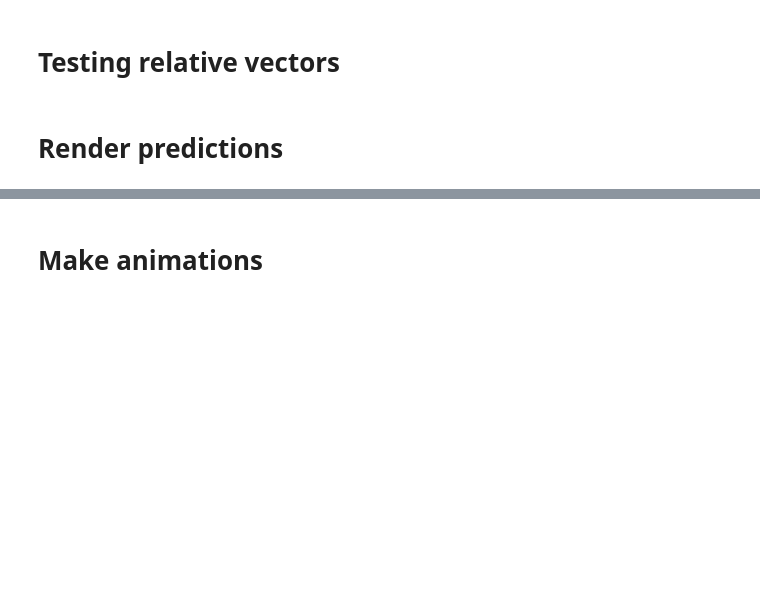
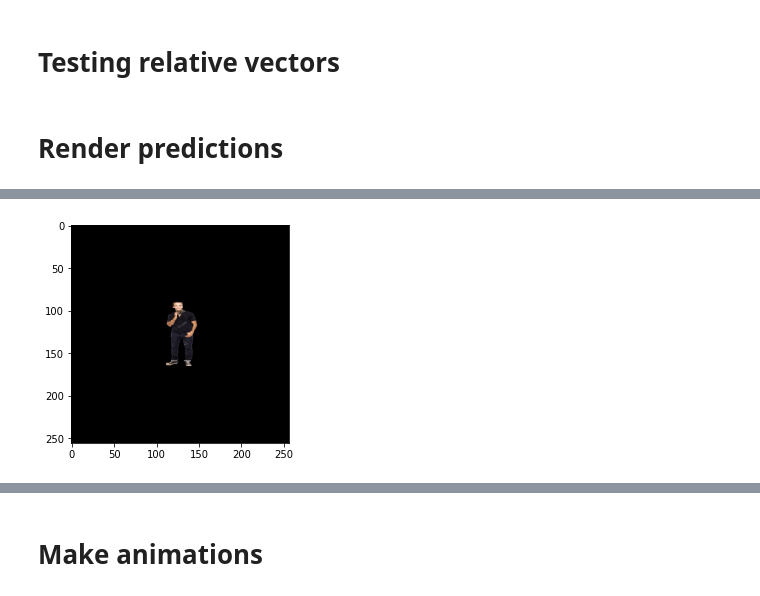
Before and after one commit to ShengCN/soft_shadow, a Jupyter notebook: animation.ipynb, the cells around one changed output, grey strips where cells are left out. Saved outputs shown, nothing was run; the diff lists cells and outputs as text; code cells hidden in the pictures; blank space fills up the shorter version.

```diff
--- a/animation.ipynb
+++ b/animation.ipynb
@@ -110,0 +34,92 @@ for ibl_file in tqdm(testing_ibl_fnames):
+# %%
+from tqdm import tqdm
+from PIL import Image
+from ssn.ssn_dataset import Mask_Transform, IBL_Transform, ToTensor
+import os
+import random
+from scipy.ndimage.filters import gaussian_filter
+from valid_relight_ssn import predict, compute_ibl, merge_result
+from skimage.transform import resize
+
+def show_np(img, cmap='gray', title=''):
+    plt.figure()
+    plt.title(title)
+    plt.imshow(np.squeeze(img), cmap=cmap)
+
+def to_one_batch(img_tensor):
+    c,h,w = img_tensor.size()
+    return img_tensor.view(1,c,h,w)
+
+def to_numpy(one_batch):
+    return one_batch[0].detach().cpu().numpy().transpose((1,2,0))
+
+def png_to_3channel(img):
+    """ mask image from 4 channel png to 3 channel"""
+    h,w,c = img.shape
+    if c != 4:
+        print("image is not 4 channel")
+        return img
+
+    out_img, alpha = img[:,:,0:3]/255.0, img[:,:,3]/255.0
+    out_img[:,:,0] = out_img[:,:,0] * alpha
+    out_img[:,:,1] = out_img[:,:,1] * alpha
+    out_img[:,:,2] = out_img[:,:,2] * alpha
+    out_img = out_img * 255.9
+    out_img = out_img.astype(np.uint8)
+    return out_img
+
+def padding_image(img, padding_size):
+    """ padding an image with a padding size """
+    if padding_size == 0:
+        return img
+
+    h, w = img.shape[:2]
+    if len(img.shape) == 2:
+        c = 1
+    else:
+        c = img.shape[-1]
+
+    img = img.reshape((h,w,c))
+    out_img = np.zeros((h + 2 * padding_size, w + 2 * padding_size, c),dtype=np.float64)
+    out_img[padding_size:padding_size + h, padding_size:padding_size+w, 0:c] = img[:,:,0:c]
+    return out_img
+
+def real_to_mask(img, unpadded_size=80):
+    mask = img[:,:,-1]
+    img = png_to_3channel(img)
+
+    resize_w = unpadded_size
+    img = resize(img, (resize_w, resize_w))
+    img = padding_image(np.array(img), (256 - resize_w)//2)
+    mask = resize(mask, (resize_w,resize_w))
+    mask = padding_image(mask, (256 - resize_w)//2)
+
+    thresh_hold = 0.3
+    mask[np.where(mask < thresh_hold)] = 0.0
+    mask[np.where(mask >= thresh_hold)] = 1.0
+
+    mask = np.squeeze((mask * 255.9).astype(np.uint8))
+    mask = np.array([mask,] * 3).transpose((1,2,0))
+
+    return img, mask
+
+def synthetic_to_mask(img):
+    img = img[:,:,0:3]
+    img = resize(img, (256,256))
+
+    h,w,c = img.shape
+    mask = np.zeros((h,w,3), dtype=np.uint8)
+    mask[np.where(img != 0)] = 255
+    return img, mask
+
+testing_fname = '/home/ysheng/Dataset/soft_shadow/real_human_testing_set/10944340-young-man-standing.png'
+testing_img = Image.open(testing_fname)
+testing_img, testing_mask_img = real_to_mask(np.array(testing_img))
+show_np(testing_img)
+show_np(testing_mask_img)
+
+print(testing_img.dtype)
+print(testing_mask_img.dtype)
+print(testing_mask_img[np.where(testing_mask_img!=0)])
+print(np.max(testing_mask_img))
+# %% [output]
@@ -110,0 +132 @@ for ibl_file in tqdm(testing_ibl_fnames):
+[figure, added]
```
Also changed, not shown: parts of 6 cells of this notebook, 10 other files.
